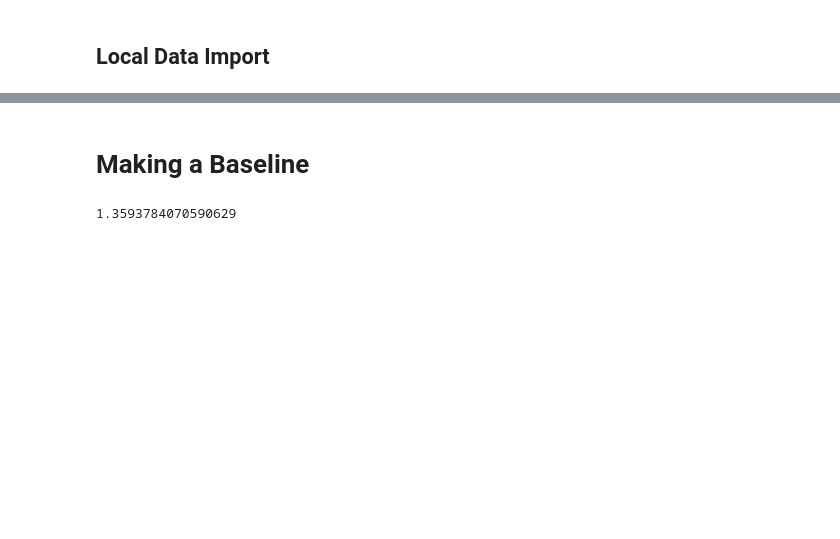
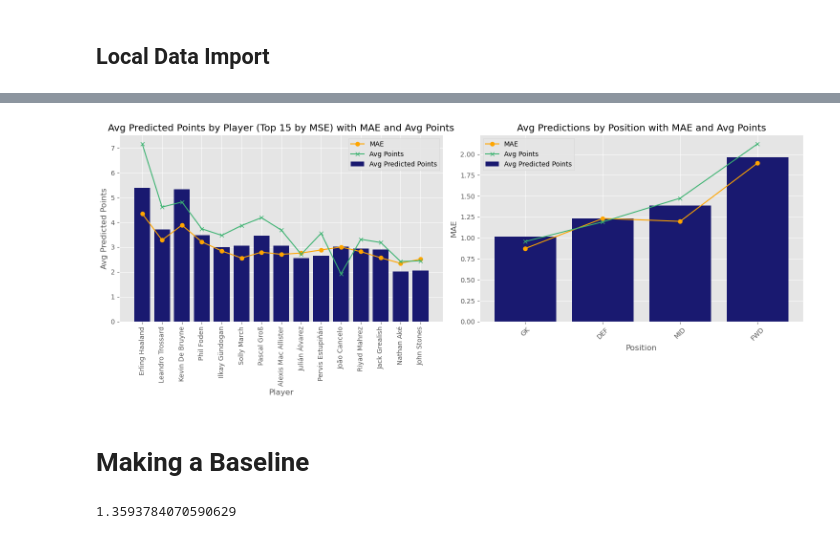
Before and after one commit to annali-2/datasci207_final_AHIK, a Jupyter notebook: IS_Trees.ipynb, the cells around one changed output, grey strips where cells are left out. Cells and saved outputs as stored; diff of their text form; code cells hidden in the pictures; blank space fills up the shorter version.

```diff
--- a/IS_Trees.ipynb
+++ b/IS_Trees.ipynb
@@ -180,0 +605,10 @@ Extreme Gradient Boosting Validation MSE: 4.562016953162534
+# %%
+# Predict on Brighton data (most surprising team)
+brighton_pred = rf.predict(df_brighton_x_encoded)
+
+# Calculate Test MSE & MAE
+mse_brighton = mean_squared_error(df_brighton_y, brighton_pred)
+mae_brighton = mean_absolute_error(df_brighton_y, brighton_pred)
+
+print(f'Brighton MSE: %.3f' % mse_brighton)
+print(f'Brighton MAE: %.3f' % mae_brighton)
@@ -180,0 +618,8 @@ Extreme Gradient Boosting Validation MSE: 4.562016953162534
+# %%
+# Look at indexes and predictions for all players in both teams
+man_city_player_indexes = {}
+brighton_player_indexes = {}
+for i in list(df_man_city_x['player_name'].unique()):
+    man_city_player_indexes.update({i:df_man_city_x.index[df_man_city_x['player_name'] == i].tolist()})
+for i in list(df_brighton_x['player_name'].unique()):
+    brighton_player_indexes.update({i:df_brighton_x.index[df_brighton_x['player_name'] == i].tolist()})
@@ -181,2 +693,38 @@ Extreme Gradient Boosting Validation MSE: 4.562016953162534
+# %%
+# Sort by mse and select the top 15 players
+top_15_mse = team_pred_evals_with_avgs_and_pos.sort_values(by='mse', ascending=False).head(15)
+
+import matplotlib.style as style
+style.use('ggplot')
+
+# Plot 1: MAE by player for the top 15 players by MSE
+plt.figure(figsize=(15, 6))
+plt.subplot(1, 2, 1)
+plt.bar(top_15_mse['name'], top_15_mse['avg_pred'], color='midnightblue')
+plt.plot(top_15_mse['name'], top_15_mse['mae'], color='orange', marker='o')
+plt.plot(top_15_mse['name'], top_15_mse['avg_points'], color='mediumseagreen', marker='x')
+plt.xlabel('Player')
+plt.ylabel('Avg Predicted Points')
+plt.title('Avg Predicted Points by Player (Top 15 by MSE) with MAE and Avg Points')
+plt.xticks(rotation=90)
+plt.legend(['MAE', 'Avg Points','Avg Predicted Points'])
+
+# Plot 2: MAE by position
+plt.subplot(1, 2, 2)
+position_grouped = team_pred_evals_with_avgs_and_pos.groupby('position').mean('text')
+position_grouped_sorted = position_grouped.sort_values(by='avg_pred')
+plt.bar(position_grouped_sorted.index, position_grouped_sorted['avg_pred'], color='midnightblue')
+plt.plot(position_grouped_sorted.index, position_grouped_sorted['mae'], color='orange', marker='o')
+plt.plot(position_grouped_sorted.index, position_grouped_sorted['avg_points'], color='mediumseagreen', marker='x')
+plt.xlabel('Position')
+plt.ylabel('MAE')
+plt.title('Avg Predictions by Position with MAE and Avg Points')
+plt.xticks(rotation=45)
+plt.legend(['MAE', 'Avg Points','Avg Predicted Points'])
+
+plt.tight_layout()
+plt.show()
+# %% [output]
+[figure, added]
 # %% [markdown]
 # Making a Baseline
```
Also changed, not shown: parts of 55 cells of this notebook, 1 other file.
